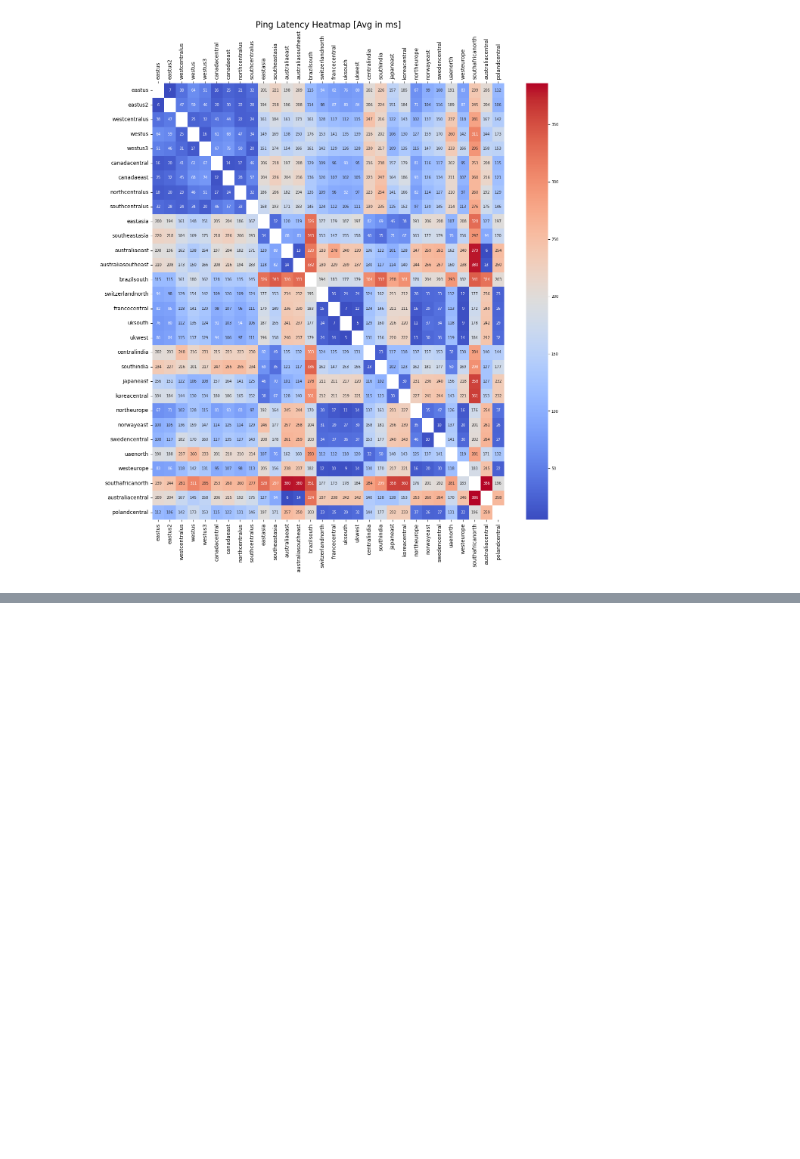
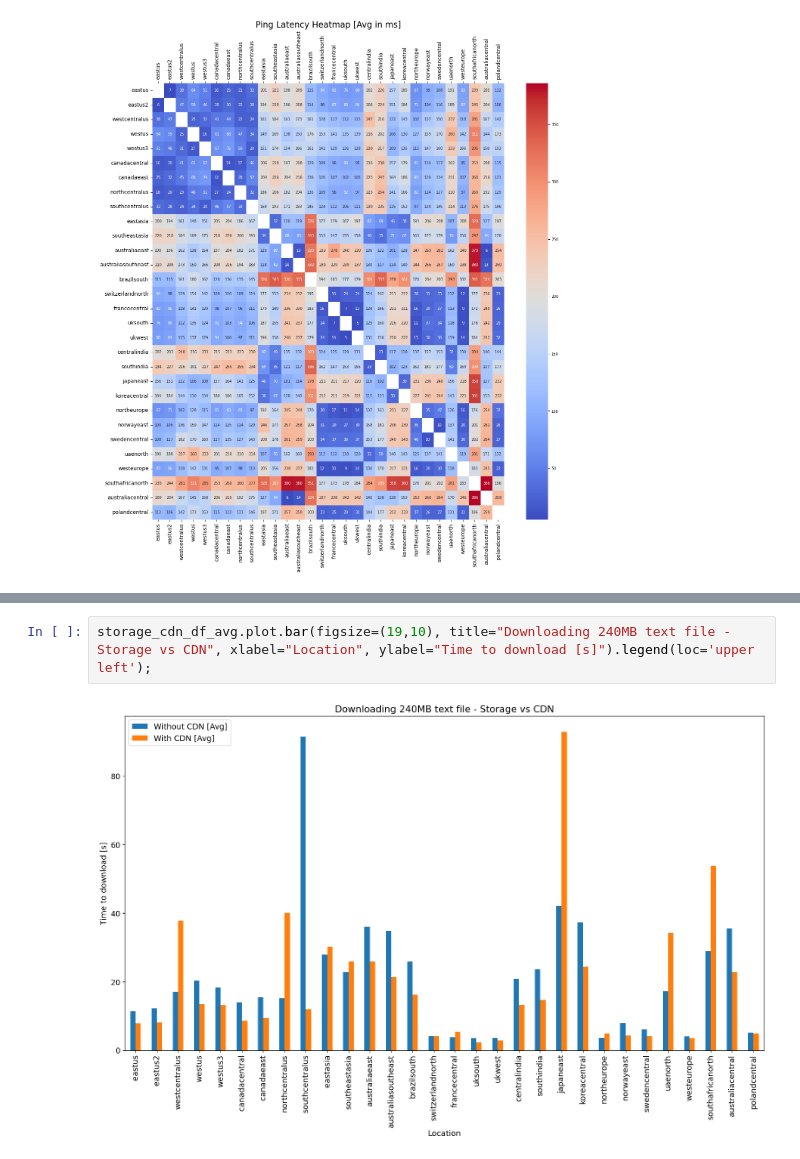
Before and after one commit to piotrkica/Cloud_regions_latency, a Jupyter notebook: src/visualization.ipynb, the cells around one changed output, grey strips where cells are left out. Drawn from its saved outputs; the diff is of its cells as text; blank space fills up the shorter version.

```diff
--- a/src/visualization.ipynb
+++ b/src/visualization.ipynb
@@ -36,0 +162,4 @@ plt.show()
+# %%
+storage_cdn_df_avg.plot.bar(figsize=(19,10), title="Downloading 240MB text file - Storage vs CDN", xlabel="Location", ylabel="Time to download [s]").legend(loc='upper left');
+# %% [output]
+[figure, added]
```
Also changed, not shown: parts of 23 cells of this notebook, 5 other files.
